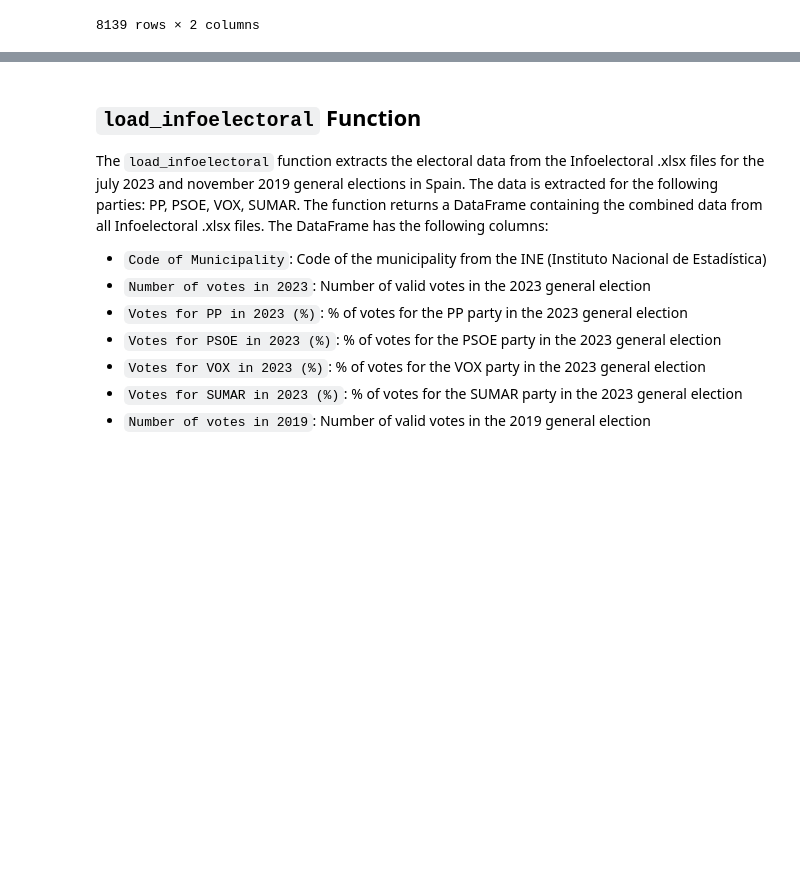
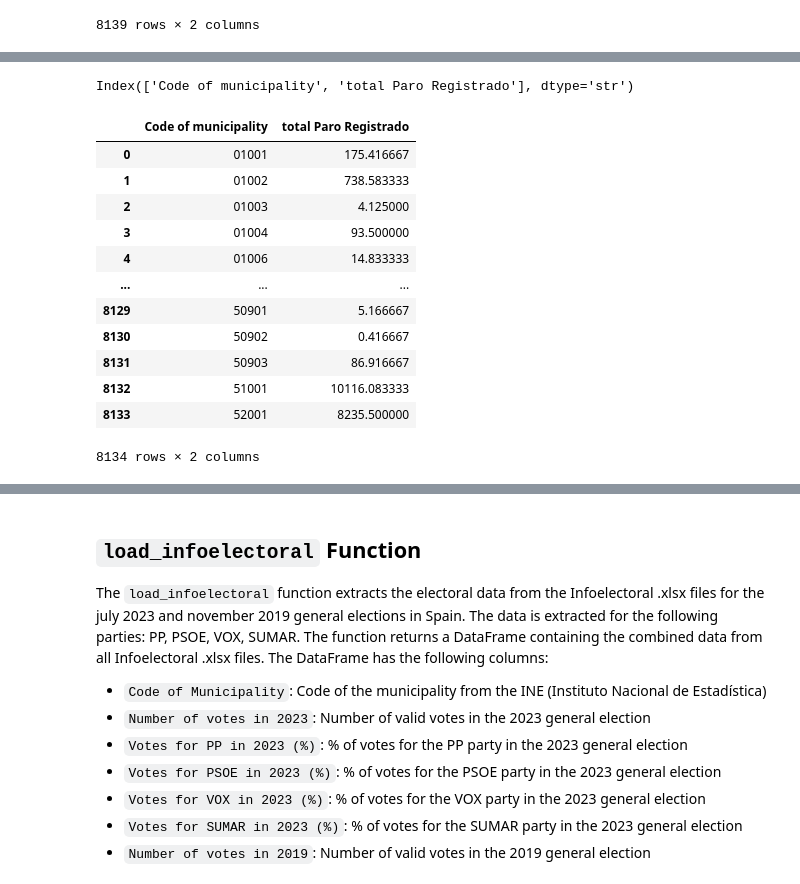
Before and after one commit to rsangil03/tfg_electoral_analysis_spain_2023, a Jupyter notebook: notebooks/01_data_extraction.ipynb, the cells around one changed output, grey strips where cells are left out. Drawn from its saved outputs; the diff is of its cells as text; code cells hidden in the pictures; blank space fills up the shorter version.

```diff
--- a/notebooks/01_data_extraction.ipynb
+++ b/notebooks/01_data_extraction.ipynb
@@ -166,0 +195,19 @@ Index(['Code of municipality', 'Mean net income per person'], dtype='str')
+# %%
+df_unemployment = de.load_unemployment()
+print(df_unemployment.columns)
+df_unemployment
+# %% [output]
+Index(['Code of municipality', 'total Paro Registrado'], dtype='str')
+|  | Code of municipality | total Paro Registrado |
+| 0 | 01001 | 175.416667 |
+| 1 | 01002 | 738.583333 |
+| 2 | 01003 | 4.125000 |
+| 3 | 01004 | 93.500000 |
+| 4 | 01006 | 14.833333 |
+| ... | ... | ... |
+| 8129 | 50901 | 5.166667 |
+| 8130 | 50902 | 0.416667 |
+| 8131 | 50903 | 86.916667 |
+| 8132 | 51001 | 10116.083333 |
+| 8133 | 52001 | 8235.500000 |
+8134 rows × 2 columns
```
Also changed, not shown: parts of 12 cells of this notebook, 4 other files.
